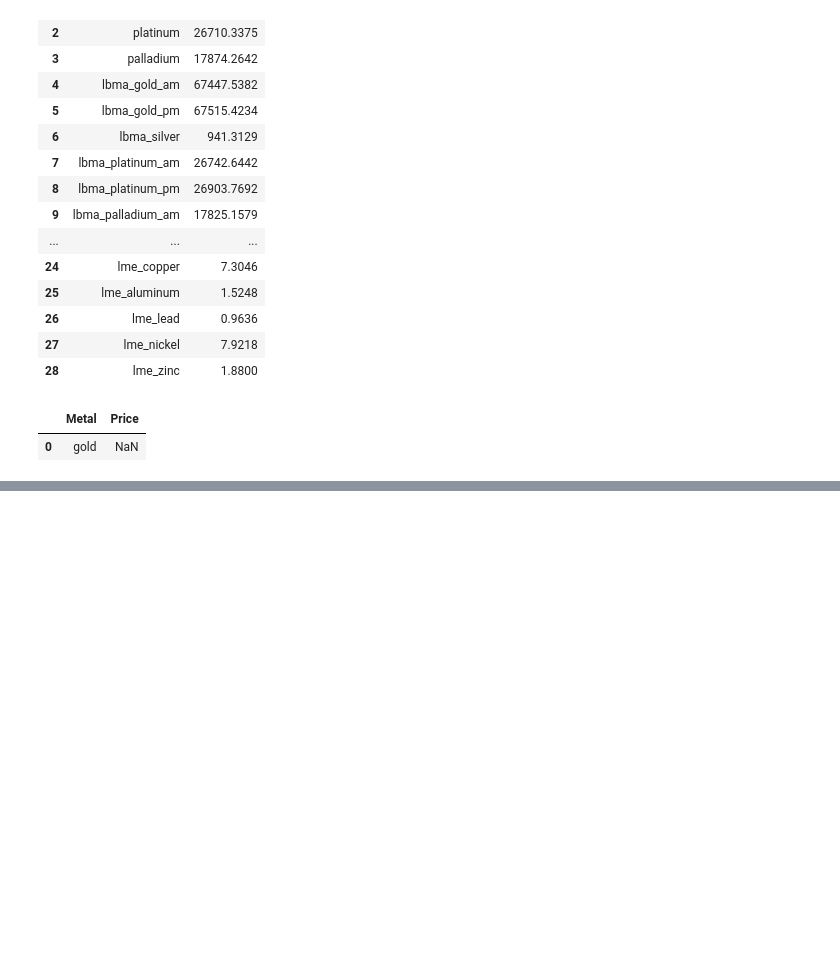
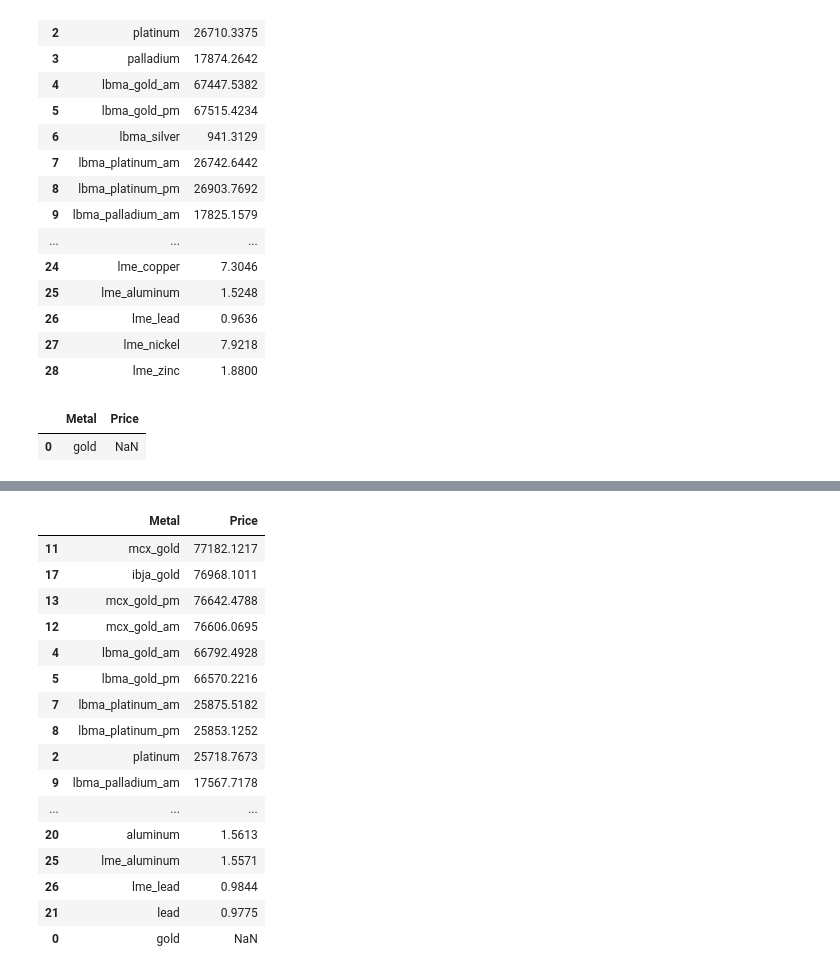
Before and after one commit to Otto-C/Otto-C.github.io, a Jupyter notebook: 01_Bullion_API_Extraction.ipynb, the cells around one changed output, grey strips where cells are left out. Cells and saved outputs as stored; diff of their text form; code cells hidden in the pictures; blank space fills up the shorter version.

```diff
--- a/01_Bullion_API_Extraction.ipynb
+++ b/01_Bullion_API_Extraction.ipynb
@@ -1201,0 +1220,25 @@ df[~df["Price"].isna()]
+# %%
+# SELECT *
+# FROM df
+# ORDER BY Price DESC;
+
+#df.sort_values("Price")
+df.sort_values("Price", ascending=False)
+# %% [output]
+|  | Metal | Price |
+| 11 | mcx_gold | 77182.1217 |
+| 17 | ibja_gold | 76968.1011 |
+| 13 | mcx_gold_pm | 76642.4788 |
+| 12 | mcx_gold_am | 76606.0695 |
+| 4 | lbma_gold_am | 66792.4928 |
+| 5 | lbma_gold_pm | 66570.2216 |
+| 7 | lbma_platinum_am | 25875.5182 |
+| 8 | lbma_platinum_pm | 25853.1252 |
+| 2 | platinum | 25718.7673 |
+| 9 | lbma_palladium_am | 17567.7178 |
+| ... | ... | ... |
+| 20 | aluminum | 1.5613 |
+| 25 | lme_aluminum | 1.5571 |
+| 26 | lme_lead | 0.9844 |
+| 21 | lead | 0.9775 |
+| 0 | gold | NaN |
```
Also changed, not shown: parts of 13 cells of this notebook.
